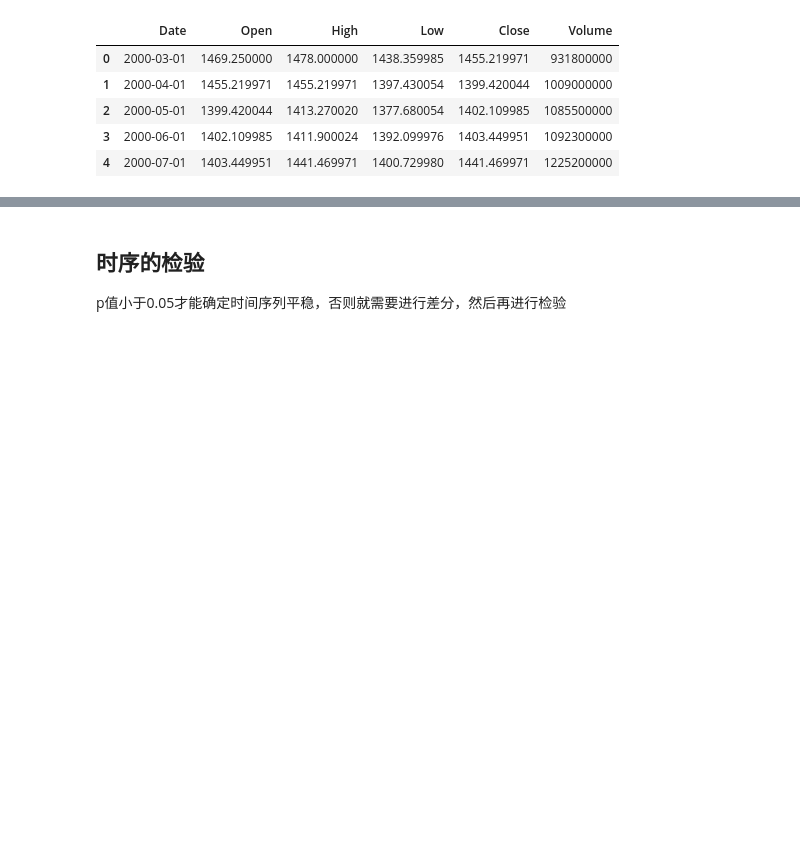
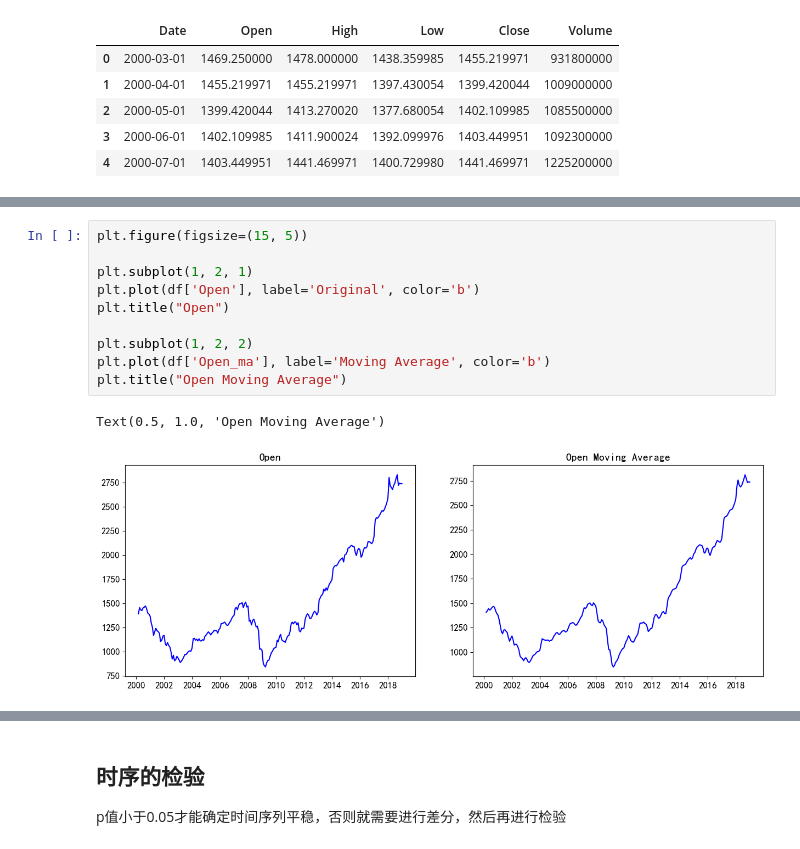
Before and after one commit to XingA02/Model_with_Python, a Jupyter notebook: 描述_5_时间序列分析.ipynb, the cells around one changed output, grey strips where cells are left out. Drawn from its saved outputs; the diff is of its cells as text; blank space fills up the shorter version.

```diff
--- a/描述_5_时间序列分析.ipynb
+++ b/描述_5_时间序列分析.ipynb
@@ -42,2 +67,15 @@ df.head()
+# %%
+plt.figure(figsize=(15, 5))
+
+plt.subplot(1, 2, 1)
+plt.plot(df['Open'], label='Original', color='b')
+plt.title("Open")
+
+plt.subplot(1, 2, 2)
+plt.plot(df['Open_ma'], label='Moving Average', color='b')
+plt.title("Open Moving Average")
+# %% [output]
+Text(0.5, 1.0, 'Open Moving Average')
+[figure, added]
 # %% [markdown]
 ## 时序的趋势分解
```
Also changed, not shown: parts of 24 cells of this notebook, 8 other files.
